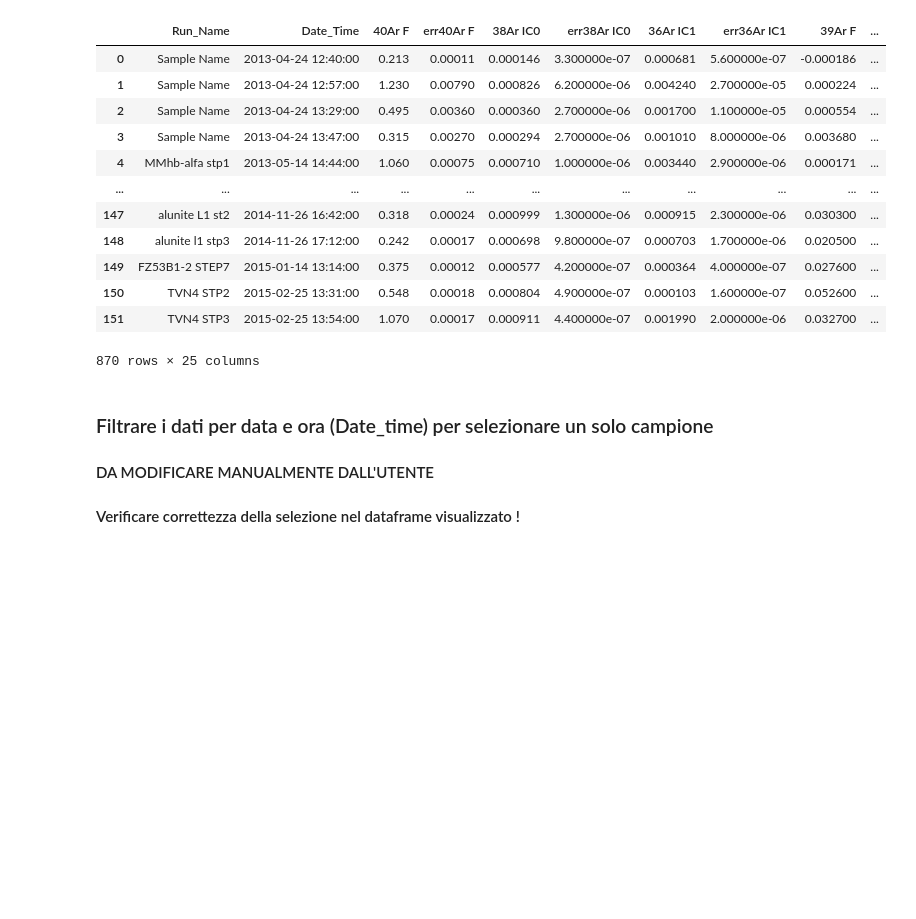
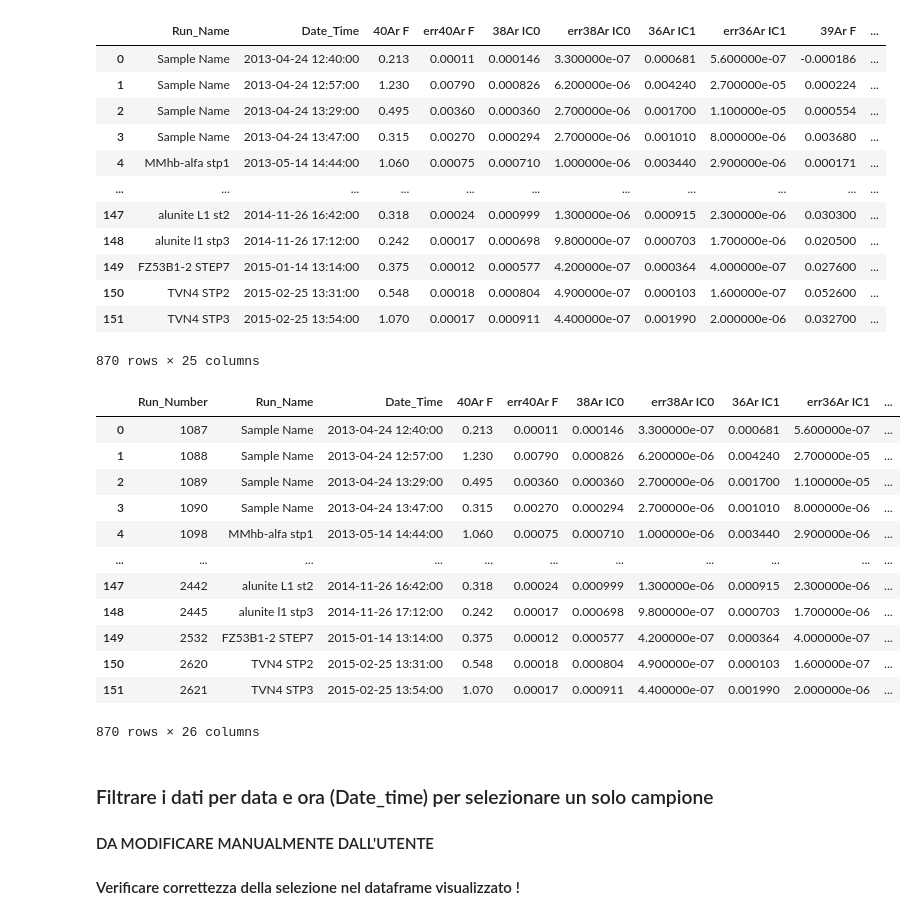
Before and after one commit to gecos-lab/PyCalcolAr, a Jupyter notebook: notebooks/PyCalcolAr_working-pre2013.ipynb, the cells around one changed output. Saved outputs shown, nothing was run; the diff lists cells and outputs as text; code cells hidden in the pictures; blank space fills up the shorter version.

Commit message:
File aggiornato: colonna run_number sistemata (viene svolta dopo aver creato date_time e run_name

```diff
--- a/notebooks/PyCalcolAr_working-pre2013.ipynb
+++ b/notebooks/PyCalcolAr_working-pre2013.ipynb
@@ -277,6 +271,30 @@ display(df_data)
 | 150 | TVN4 STP2 | 2015-02-25 13:31:00 | 0.548 | 0.00018 | 0.000804 | 4.900000e-07 | 0.000103 | 1.600000e-07 | 0.052600 | ... |
 | 151 | TVN4 STP3 | 2015-02-25 13:54:00 | 1.070 | 0.00017 | 0.000911 | 4.400000e-07 | 0.001990 | 2.000000e-06 | 0.032700 | ... |
 870 rows × 25 columns
+# %%
+# formattare la colonna con il numero del run
+run_number = df_data['Path'].str.split('.').str[0]
+run_number = run_number.str.split('_').str[-1]
+run_number.name= 'Run_Number'
+run_number = pd.to_numeric(run_number)
+
+df_data = pd.concat([run_number, df_data], axis = 1)
+
+display(df_data)
+# %% [output]
+|  | Run_Number | Run_Name | Date_Time | 40Ar F | err40Ar F | 38Ar IC0 | err38Ar IC0 | 36Ar IC1 | err36Ar IC1 | ... |
+| 0 | 1087 | Sample Name | 2013-04-24 12:40:00 | 0.213 | 0.00011 | 0.000146 | 3.300000e-07 | 0.000681 | 5.600000e-07 | ... |
+| 1 | 1088 | Sample Name | 2013-04-24 12:57:00 | 1.230 | 0.00790 | 0.000826 | 6.200000e-06 | 0.004240 | 2.700000e-05 | ... |
+| 2 | 1089 | Sample Name | 2013-04-24 13:29:00 | 0.495 | 0.00360 | 0.000360 | 2.700000e-06 | 0.001700 | 1.100000e-05 | ... |
+| 3 | 1090 | Sample Name | 2013-04-24 13:47:00 | 0.315 | 0.00270 | 0.000294 | 2.700000e-06 | 0.001010 | 8.000000e-06 | ... |
+| 4 | 1098 | MMhb-alfa stp1 | 2013-05-14 14:44:00 | 1.060 | 0.00075 | 0.000710 | 1.000000e-06 | 0.003440 | 2.900000e-06 | ... |
+| ... | ... | ... | ... | ... | ... | ... | ... | ... | ... | ... |
+| 147 | 2442 | alunite L1 st2 | 2014-11-26 16:42:00 | 0.318 | 0.00024 | 0.000999 | 1.300000e-06 | 0.000915 | 2.300000e-06 | ... |
+| 148 | 2445 | alunite l1 stp3 | 2014-11-26 17:12:00 | 0.242 | 0.00017 | 0.000698 | 9.800000e-07 | 0.000703 | 1.700000e-06 | ... |
+| 149 | 2532 | FZ53B1-2 STEP7 | 2015-01-14 13:14:00 | 0.375 | 0.00012 | 0.000577 | 4.200000e-07 | 0.000364 | 4.000000e-07 | ... |
+| 150 | 2620 | TVN4 STP2 | 2015-02-25 13:31:00 | 0.548 | 0.00018 | 0.000804 | 4.900000e-07 | 0.000103 | 1.600000e-07 | ... |
+| 151 | 2621 | TVN4 STP3 | 2015-02-25 13:54:00 | 1.070 | 0.00017 | 0.000911 | 4.400000e-07 | 0.001990 | 2.000000e-06 | ... |
+870 rows × 26 columns
 # %% [markdown]
 ### Filtrare i dati per data e ora (Date_time) per selezionare un solo campione
 #### DA MODIFICARE MANUALMENTE DALL'UTENTE
```
Also changed, not shown: parts of 1 cell of this notebook.
